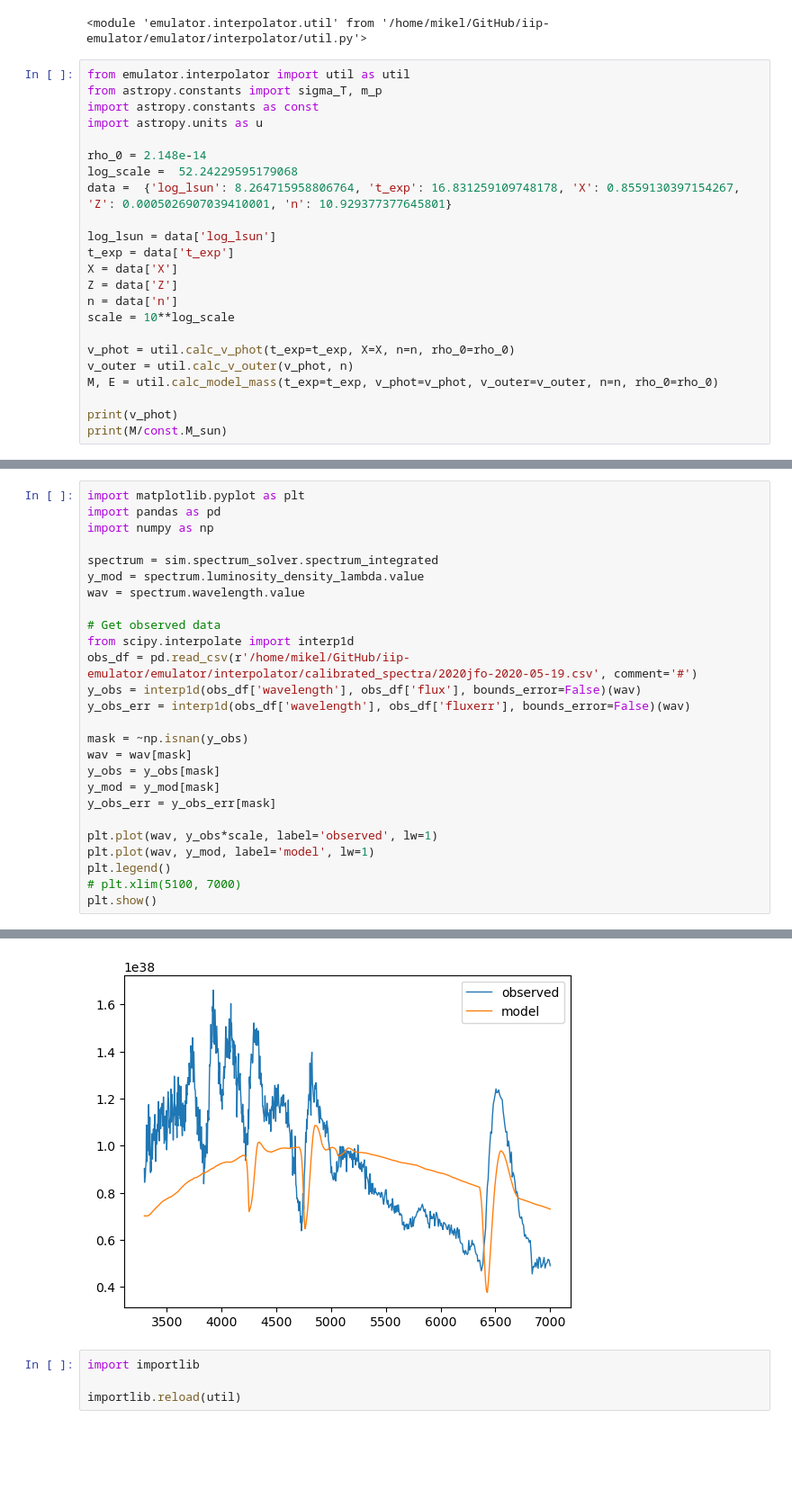
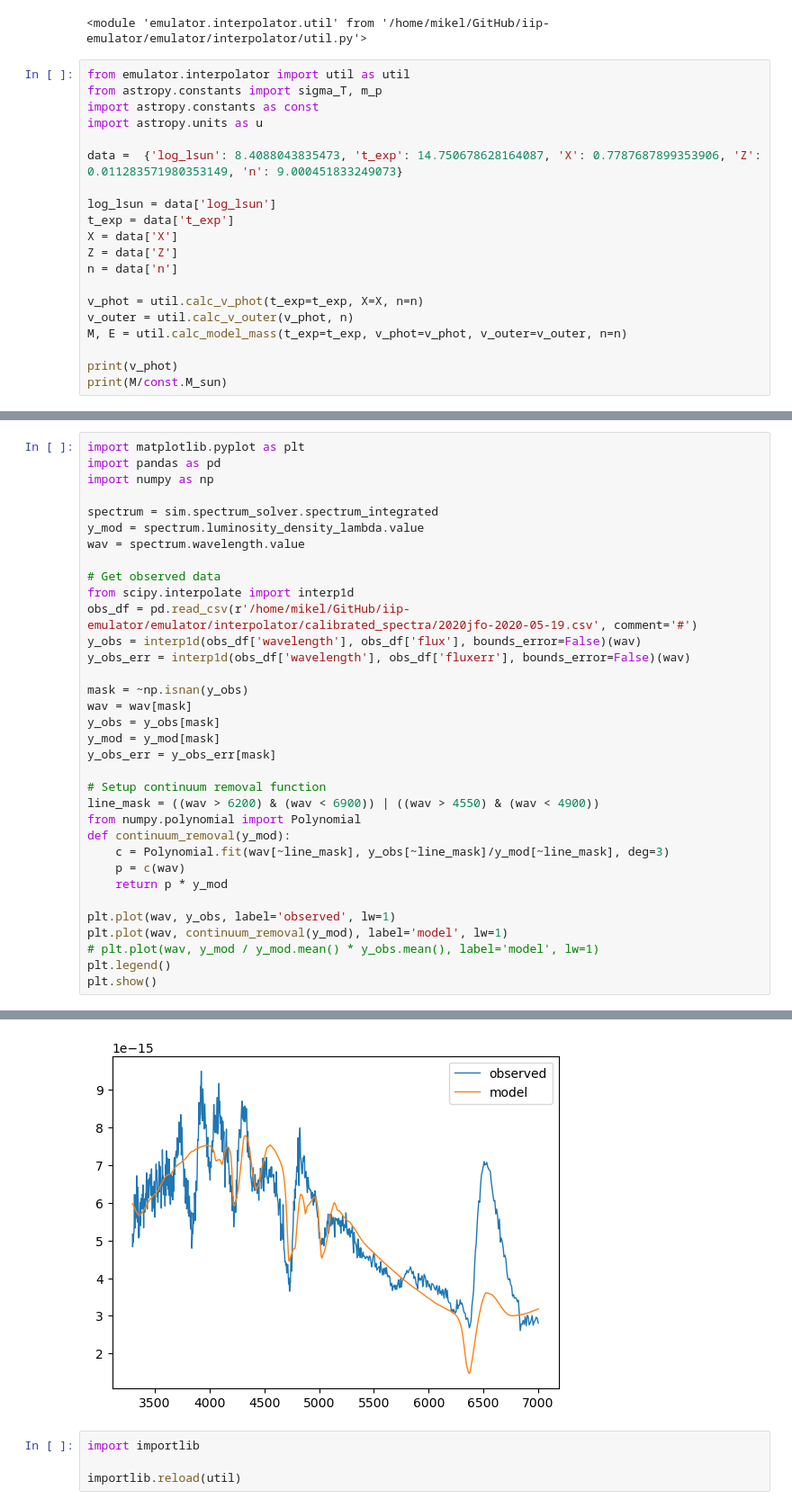
Before and after one commit to MichaelLukaszyk/iip-emulator, a Jupyter notebook: emulator/sandbox/tardis/tardis.ipynb, the cells around one changed output, grey strips where cells are left out. Shown at 90% size. Saved outputs shown, nothing was run; the diff lists cells and outputs as text; blank space fills up the shorter version.

```diff
--- a/emulator/sandbox/tardis/tardis.ipynb
+++ b/emulator/sandbox/tardis/tardis.ipynb
@@ -13,20 +13,17 @@ from astropy.constants import sigma_T, m_p
 import astropy.constants as const
 import astropy.units as u
 
-rho_0 = 2.148e-14
-log_scale =  52.24229595179068
-data =  {'log_lsun': 8.264715958806764, 't_exp': 16.831259109748178, 'X': 0.8559130397154267, 'Z': 0.0005026907039410001, 'n': 10.929377377645801}
+data =  {'log_lsun': 8.4088043835473, 't_exp': 14.750678628164087, 'X': 0.7787687899353906, 'Z': 0.011283571980353149, 'n': 9.000451833249073}
 
 log_lsun = data['log_lsun']
 t_exp = data['t_exp']
 X = data['X']
 Z = data['Z']
 n = data['n']
-scale = 10**log_scale
 
-v_phot = util.calc_v_phot(t_exp=t_exp, X=X, n=n, rho_0=rho_0)
+v_phot = util.calc_v_phot(t_exp=t_exp, X=X, n=n)
 v_outer = util.calc_v_outer(v_phot, n)
-M, E = util.calc_model_mass(t_exp=t_exp, v_phot=v_phot, v_outer=v_outer, n=n, rho_0=rho_0)
+M, E = util.calc_model_mass(t_exp=t_exp, v_phot=v_phot, v_outer=v_outer, n=n)
 
 print(v_phot)
 print(M/const.M_sun)
@@ -107,9 +93,17 @@ y_obs = y_obs[mask]
 y_mod = y_mod[mask]
 y_obs_err = y_obs_err[mask]
 
-plt.plot(wav, y_obs*scale, label='observed', lw=1)
-plt.plot(wav, y_mod, label='model', lw=1)
+# Setup continuum removal function
+line_mask = ((wav > 6200) & (wav < 6900)) | ((wav > 4550) & (wav < 4900))
+from numpy.polynomial import Polynomial
+def continuum_removal(y_mod):
+    c = Polynomial.fit(wav[~line_mask], y_obs[~line_mask]/y_mod[~line_mask], deg=3)
+    p = c(wav)
+    return p * y_mod
+
+plt.plot(wav, y_obs, label='observed', lw=1)
+plt.plot(wav, continuum_removal(y_mod), label='model', lw=1)
+# plt.plot(wav, y_mod / y_mod.mean() * y_obs.mean(), label='model', lw=1)
 plt.legend()
-# plt.xlim(5100, 7000)
 plt.show()
 # %% [output]
@@ -119,4 +110,4 @@ WARNING: UnitsWarning: 'erg/s/Hz' contains multiple slashes, which is discourage
-[figure, old version]
+[figure, new version]
 # %%
 import importlib
 
```
Also changed, not shown: parts of 3 cells of this notebook, 6 other files.
